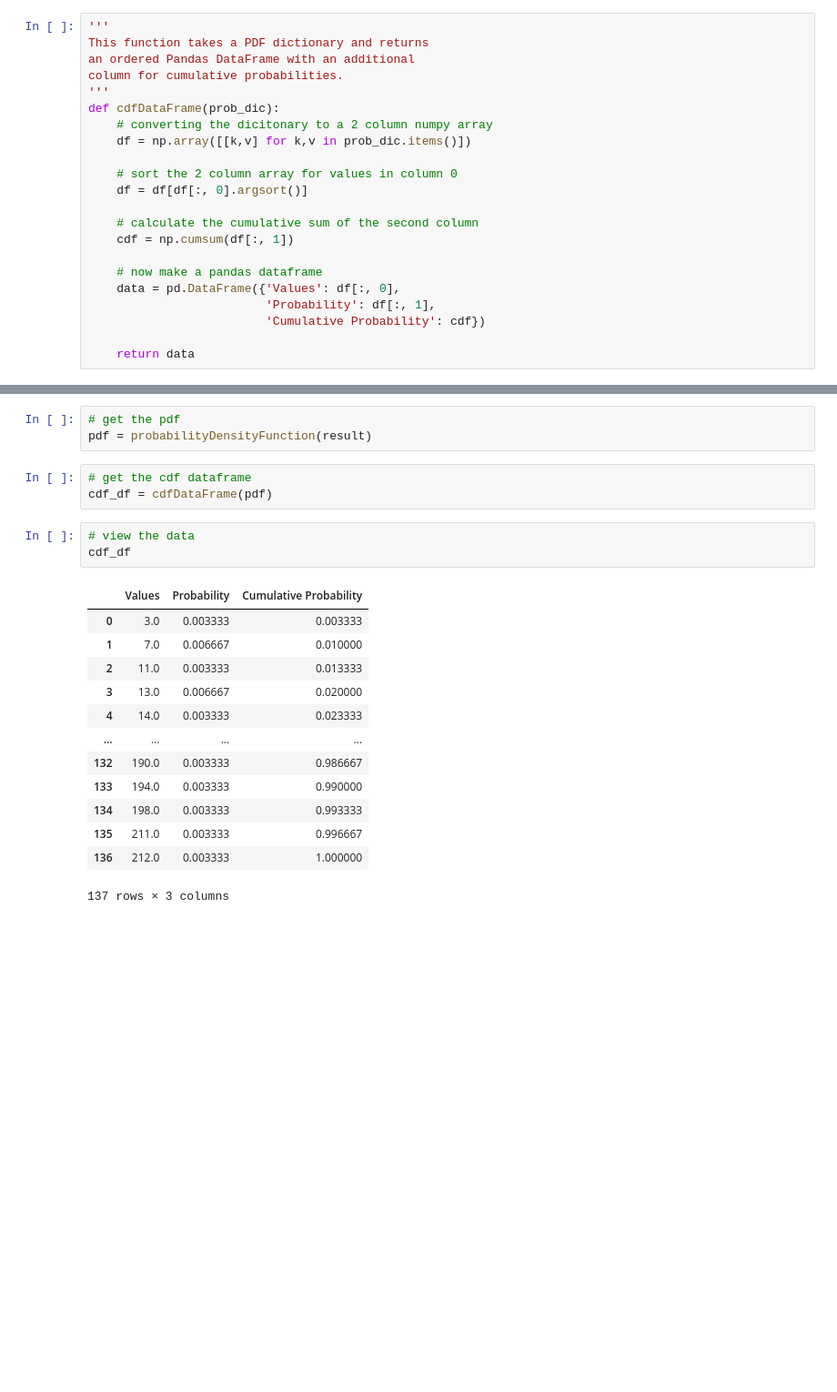
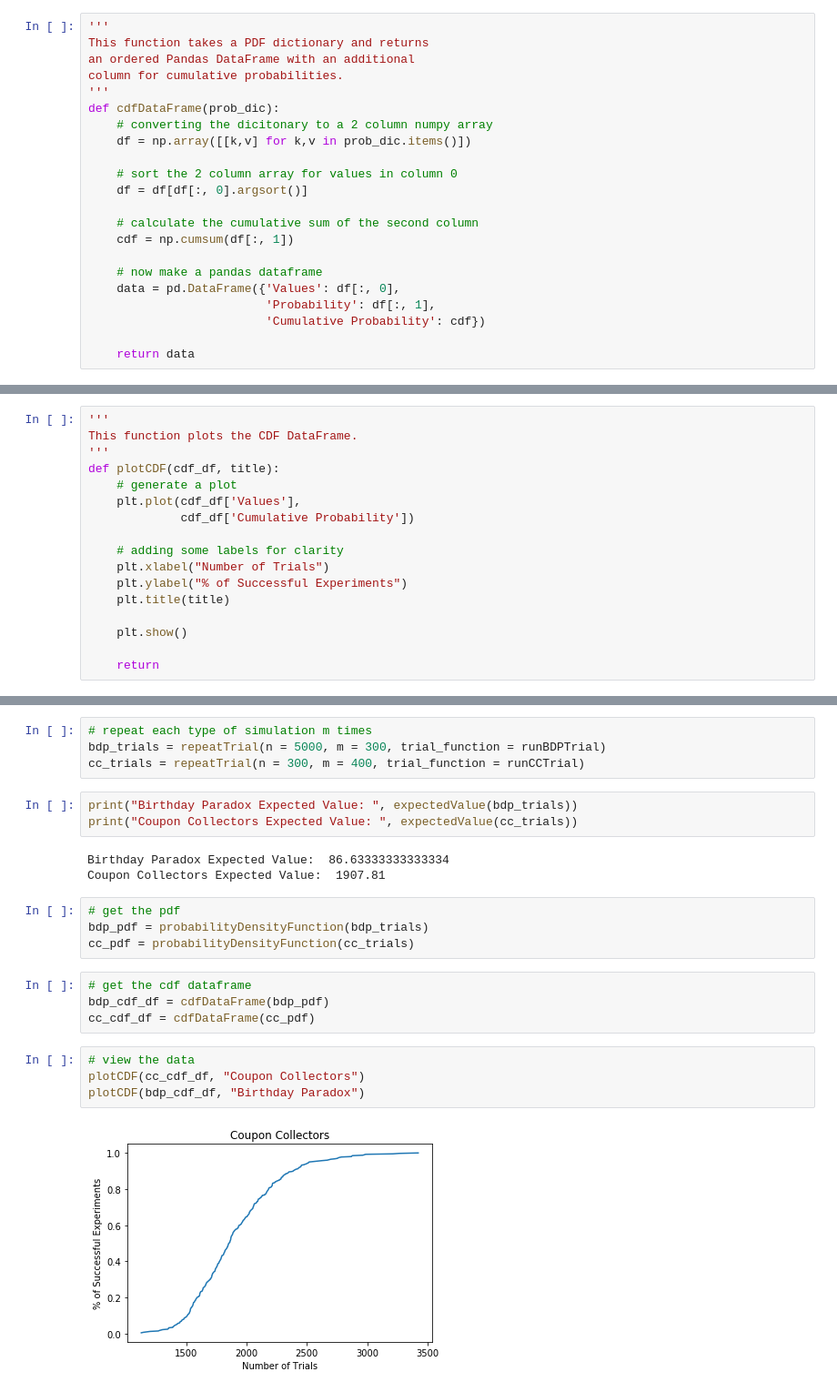
Before and after one commit to VaiSuliafu/CS6140_DataMining, a Jupyter notebook: Assignment_1.ipynb, the cells around one changed output, grey strips where cells are left out. Shown at 91% size. Saved outputs shown, nothing was run; the diff lists cells and outputs as text; blank space fills up the shorter version.

```diff
--- a/Assignment_1.ipynb
+++ b/Assignment_1.ipynb
@@ -94,0 +110,17 @@ Expected value:  87.27333333333333
+# %%
+'''
+This function plots the CDF DataFrame.
+'''
+def plotCDF(cdf_df, title):
+    # generate a plot
+    plt.plot(cdf_df['Values'],
+             cdf_df['Cumulative Probability'])
+
+    # adding some labels for clarity
+    plt.xlabel("Number of Trials")
+    plt.ylabel("% of Successful Experiments")
+    plt.title(title)
+
+    plt.show()
+
+    return
@@ -95,23 +196,24 @@ Expected value:  87.27333333333333
+# %%
+# repeat each type of simulation m times
+bdp_trials = repeatTrial(n = 5000, m = 300, trial_function = runBDPTrial)
+cc_trials = repeatTrial(n = 300, m = 400, trial_function = runCCTrial)
+# %%
+print("Birthday Paradox Expected Value: ", expectedValue(bdp_trials))
+print("Coupon Collectors Expected Value: ", expectedValue(cc_trials))
+# %% [output]
+Birthday Paradox Expected Value:  86.63333333333334
+Coupon Collectors Expected Value:  1907.81
 # %%
 # get the pdf
-pdf = probabilityDensityFunction(result)
+bdp_pdf = probabilityDensityFunction(bdp_trials)
+cc_pdf = probabilityDensityFunction(cc_trials)
 # %%
 # get the cdf dataframe
-cdf_df = cdfDataFrame(pdf)
+bdp_cdf_df = cdfDataFrame(bdp_pdf)
+cc_cdf_df = cdfDataFrame(cc_pdf)
 # %%
 # view the data
-cdf_df
+plotCDF(cc_cdf_df, "Coupon Collectors")
+plotCDF(bdp_cdf_df, "Birthday Paradox")
 # %% [output]
-|  | Values | Probability | Cumulative Probability |
-| 0 | 3.0 | 0.003333 | 0.003333 |
-| 1 | 7.0 | 0.006667 | 0.010000 |
-| 2 | 11.0 | 0.003333 | 0.013333 |
-| 3 | 13.0 | 0.006667 | 0.020000 |
-| 4 | 14.0 | 0.003333 | 0.023333 |
-| ... | ... | ... | ... |
-| 132 | 190.0 | 0.003333 | 0.986667 |
-| 133 | 194.0 | 0.003333 | 0.990000 |
-| 134 | 198.0 | 0.003333 | 0.993333 |
-| 135 | 211.0 | 0.003333 | 0.996667 |
-| 136 | 212.0 | 0.003333 | 1.000000 |
-137 rows × 3 columns
+[figure, added]
```
Also changed, not shown: parts of 17 cells of this notebook.
